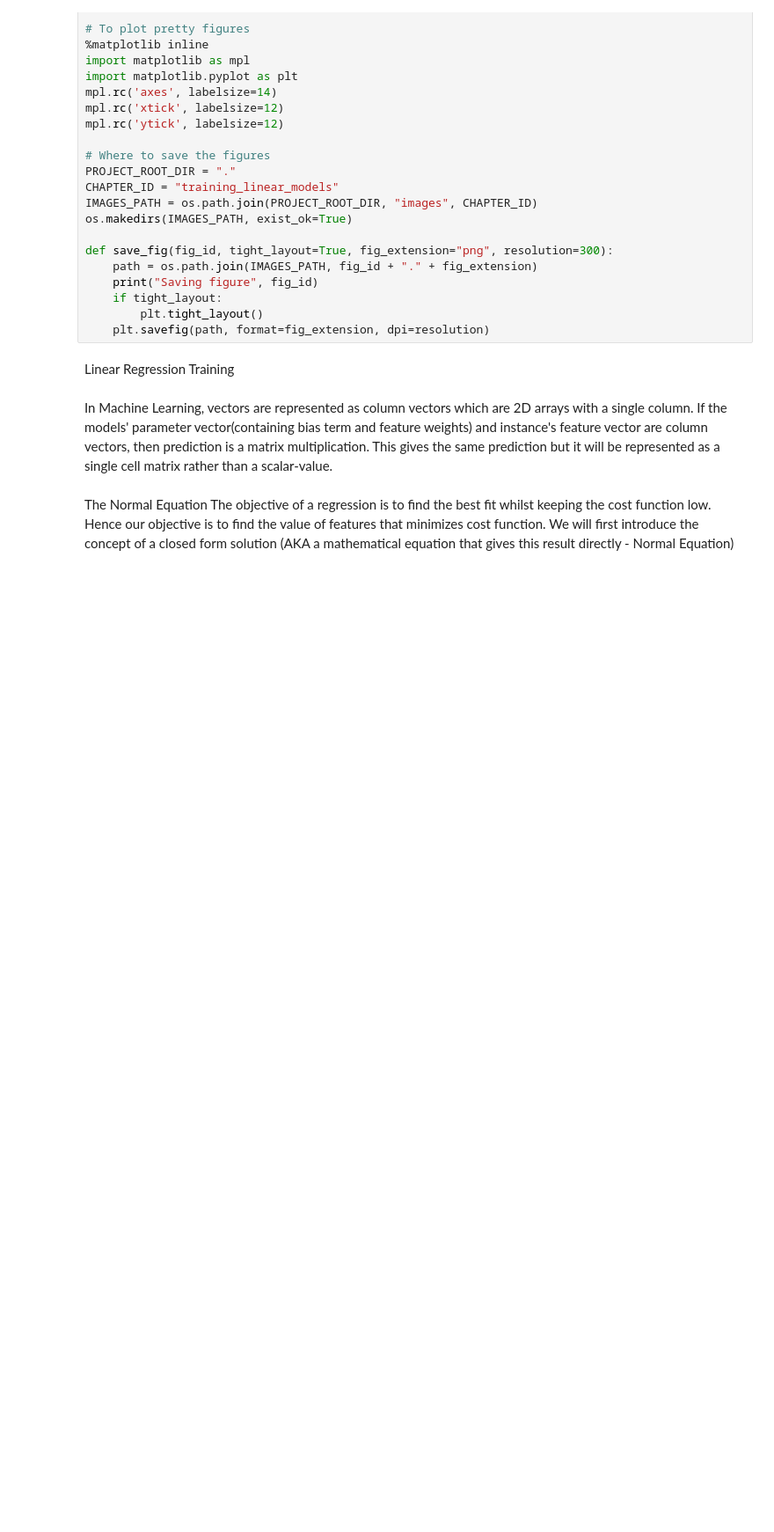
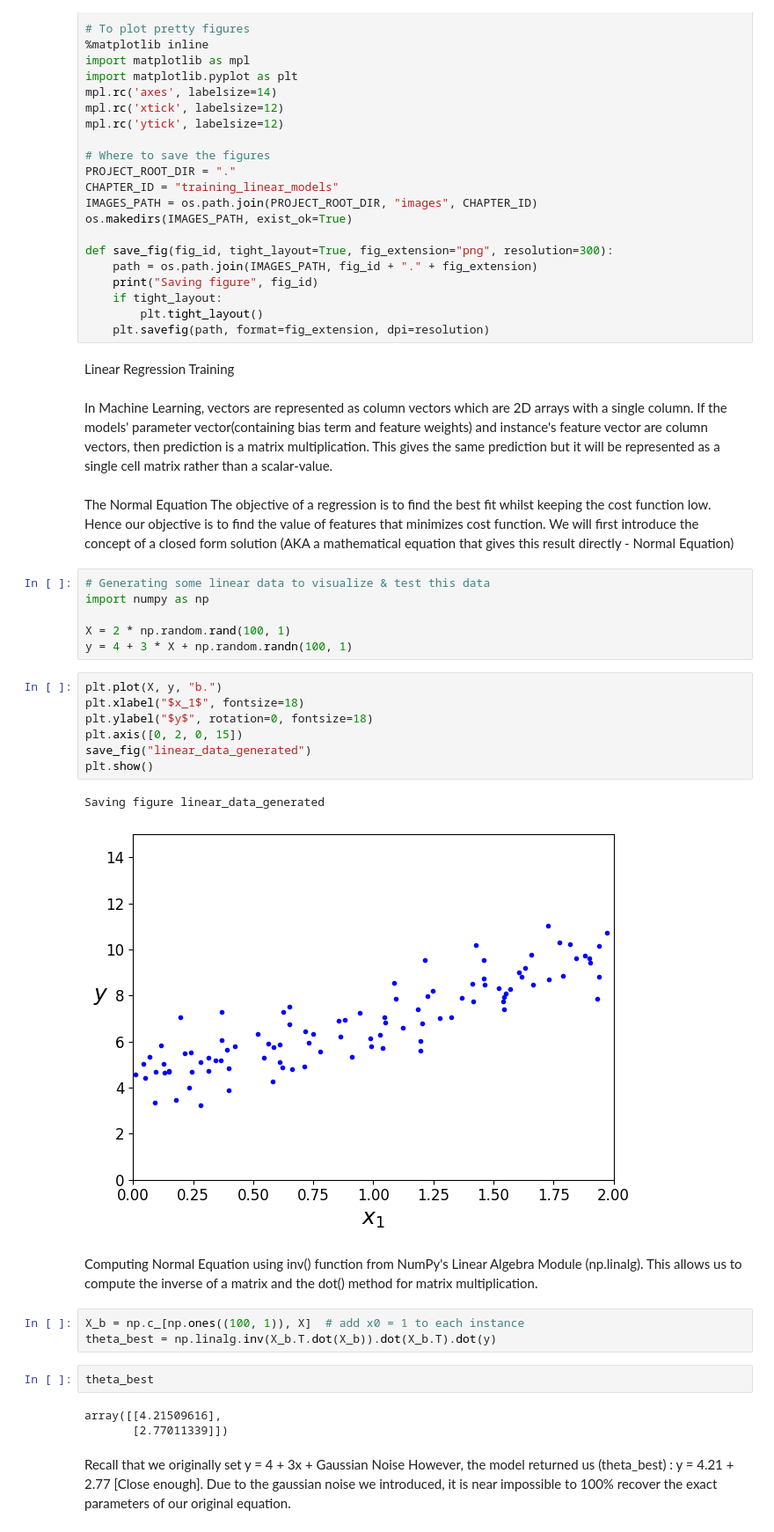
Before and after one commit to ngjunlong9651/Training-Models, a Jupyter notebook: main.ipynb, the cells around one changed output. Shown: that part at 88% size. Saved outputs shown, nothing was run; the diff lists cells and outputs as text; blank space fills up the shorter version.

```diff
--- a/main.ipynb
+++ b/main.ipynb
@@ -41,3 +41,32 @@ In Machine Learning, vectors are represented as column vectors which are 2D arra
 # %% [markdown]
 The Normal Equation
 The objective of a regression is to find the best fit whilst keeping the cost function low. Hence our objective is to find the value of features that minimizes cost function. We will first introduce the concept of a closed form solution (AKA a mathematical equation that gives this result directly - Normal Equation)
+# %%
+# Generating some linear data to visualize & test this data
+import numpy as np
+
+X = 2 * np.random.rand(100, 1)
+y = 4 + 3 * X + np.random.randn(100, 1)
+# %%
+plt.plot(X, y, "b.")
+plt.xlabel("$x_1$", fontsize=18)
+plt.ylabel("$y$", rotation=0, fontsize=18)
+plt.axis([0, 2, 0, 15])
+save_fig("linear_data_generated")
+plt.show()
+# %% [output]
+Saving figure linear_data_generated
+[figure, added]
+# %% [markdown]
+Computing Normal Equation using inv() function from NumPy's Linear Algebra Module (np.linalg). This allows us to compute the inverse of a matrix and the dot() method for matrix multiplication.
+# %%
+X_b = np.c_[np.ones((100, 1)), X]  # add x0 = 1 to each instance
+theta_best = np.linalg.inv(X_b.T.dot(X_b)).dot(X_b.T).dot(y)
+# %%
+theta_best
+# %% [output]
+array([[4.21509616],
+       [2.77011339]])
+# %% [markdown]
+Recall that we originally set y = 4 + 3x + Gaussian Noise
+However, the model returned us (theta_best) : y = 4.21 + 2.77 [Close enough]. Due to the gaussian noise we introduced, it is near impossible to 100% recover the exact parameters of our original equation.
```
Also changed, not shown: parts of 7 cells of this notebook.
